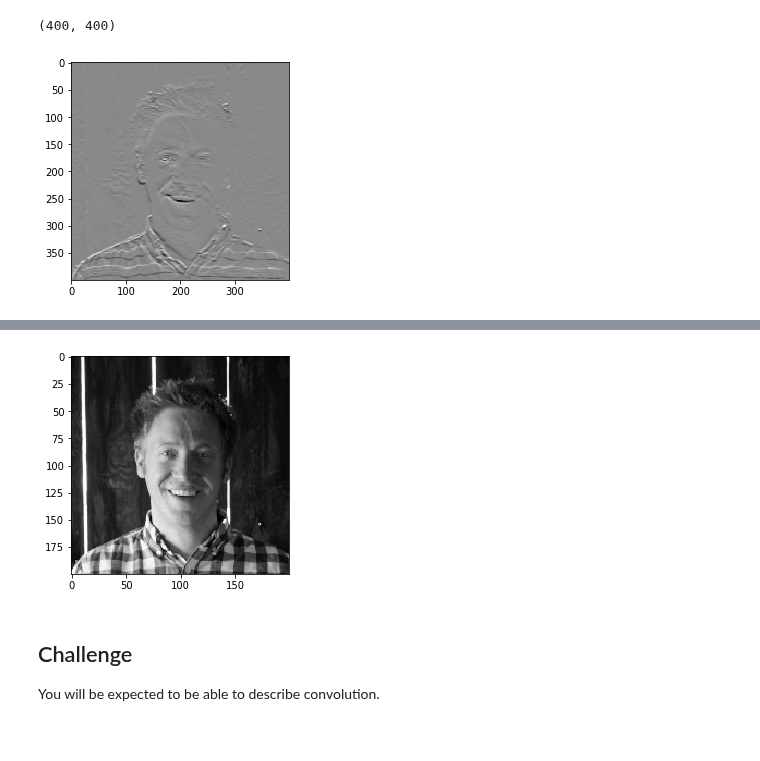
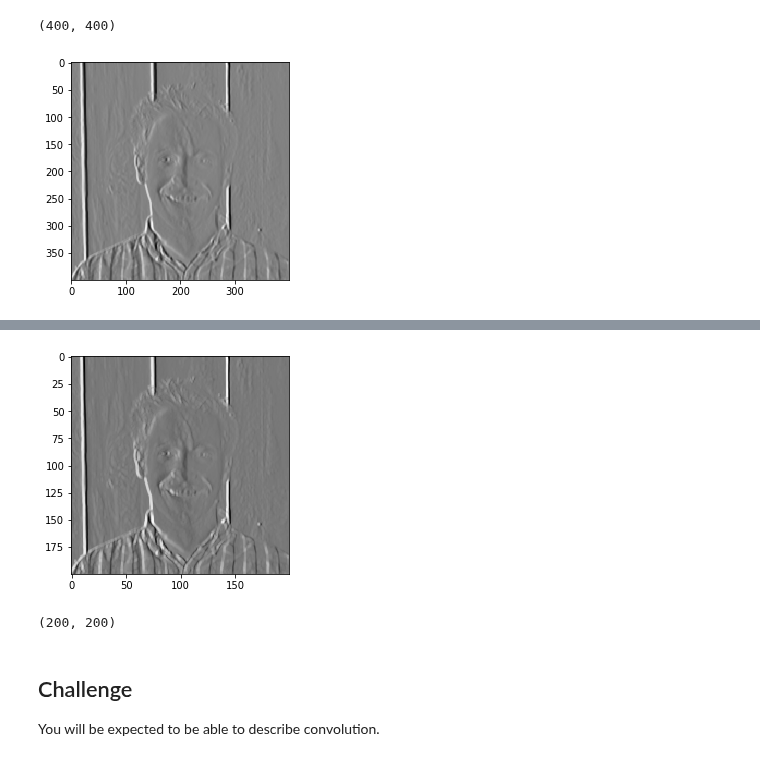
Before and after one commit to bloominstituteoftechnology/DS-Unit-4-Sprint-3-Deep-Learning, a Jupyter notebook: module2-convolutional-neural-networks/LS_DS_432_Convolutional_Neural_Networks_Lecture.ipynb, the cells around one changed output, grey strips where cells are left out. Cells and saved outputs as stored; diff of their text form; code cells hidden in the pictures.

```diff
--- a/module2-convolutional-neural-networks/LS_DS_432_Convolutional_Neural_Networks_Lecture.ipynb
+++ b/module2-convolutional-neural-networks/LS_DS_432_Convolutional_Neural_Networks_Lecture.ipynb
@@ -92,14 +92,14 @@ vertical_edge_convolution = np.array([[1, 0, 0, 0, -1],
                                      [1, 0, 0, 0, -1],
                                      [1, 0, 0, 0, -1]])
 
-austen_edges = nd.convolve(austen_grayscale, horizontal_edge_convolution)
+austen_edges = nd.convolve(austen_grayscale, vertical_edge_convolution)
 austen_edges.shape
 # %% [output]
 (400, 400)
 # %%
 plt.imshow(austen_edges, cmap="gray");
 # %% [output]
-[figure, old version]
+[figure, new version]
 # %% [markdown]
 ### Pooling Layer
 
@@ -113,10 +113,14 @@ Let's take a look very simple example using Austen's pic.
 # %%
 from skimage.measure import block_reduce
 
-reduced = block_reduce(austen_grayscale, (2,2), np.max)
+reduced = block_reduce(austen_edges, (2,2), np.max)
 plt.imshow(reduced, cmap="gray");
 # %% [output]
-[figure, old version]
+[figure, new version]
+# %%
+reduced.shape
+# %% [output]
+(200, 200)
 # %% [markdown]
 ## Challenge
 
```
Also changed, not shown: parts of 14 cells of this notebook.
